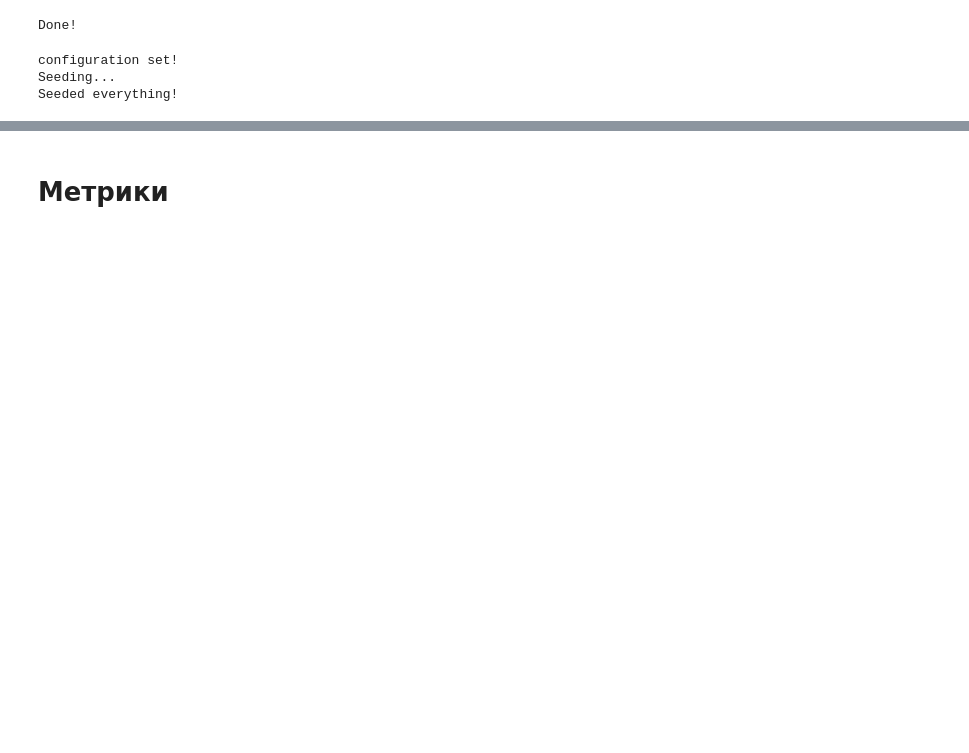
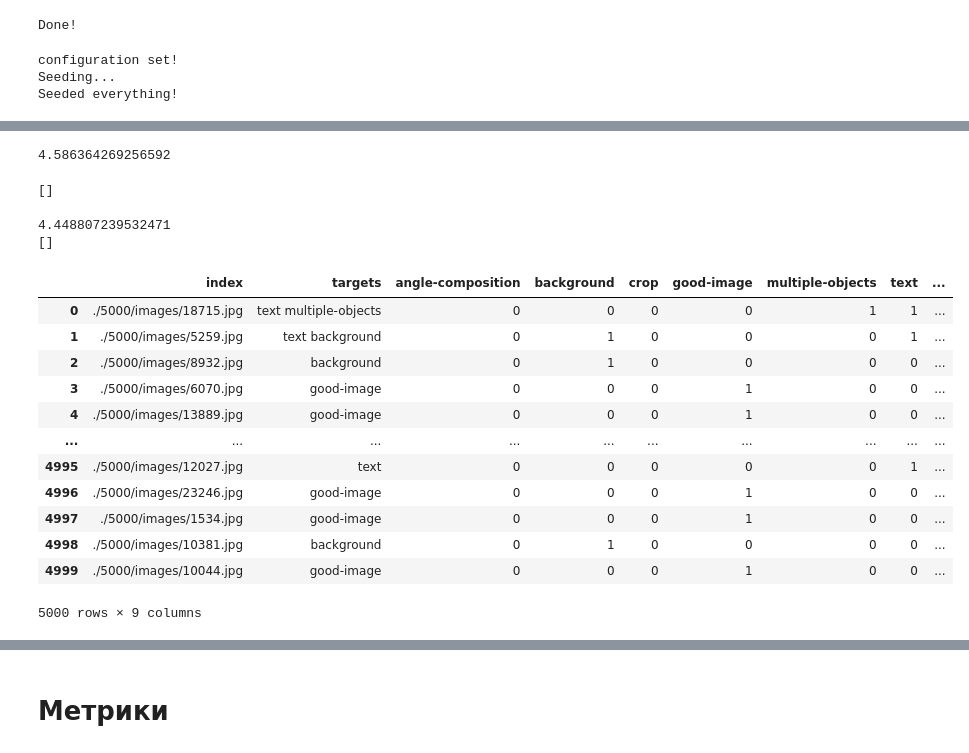
Before and after one commit to Luzinsan/intership, a Jupyter notebook: ex2/EX2_Quality.ipynb, the cells around one changed output, grey strips where cells are left out. Saved outputs shown, nothing was run; the diff lists cells and outputs as text; code cells hidden in the pictures; blank space fills up the shorter version.

```diff
--- a/ex2/EX2_Quality.ipynb
+++ b/ex2/EX2_Quality.ipynb
@@ -236,0 +185,60 @@ labels.
+# %%
+def data_sanity_check(df):
+    """
+        this will check each image file for corrupted or missing and
+        returns index of corrupted / missing files .Doing this will
+        prevent us from running into any data errors during training phase .
+    """
+    idx = []
+    start = time.time()
+    for i in range(len(df)):
+        try:#       checks for corrupeted or missing image files
+            if len(cv2.imread(df.iloc[i,0])) == 3:
+                _ = 1
+        except:
+            idx.append(df.iloc[i,0])
+    end = time.time()
+    print(end-start)
+    _ = gc.collect()
+    return idx
+# %% [output]
+4.586364269256592
+[]
+# %%
+index = train_dir + pd.read_csv(train_csv_path, header=None, usecols=[0], dtype=str) + Config.DATA_FORMAT
+index = index[0]
+
+targets = pd.read_csv(train_csv_path, header=None, usecols = [1,2,3,4], keep_default_na=False)
+targets = targets.apply(' '.join , axis=1)
+targets = targets.str.strip()
+
+train_df = pd.DataFrame({'index': index, 'targets': targets})
+
+dsc = data_sanity_check()
+print(dsc)
+
+train_df = train_df.loc[~train_df["index"].isin(dsc)]
+# %% [output]
+4.448807239532471
+[]
+# %%
+targets_list = train_df['targets'].apply(lambda x: x.split())
+
+mlb = MultiLabelBinarizer().fit(targets_list)
+one_hot_targets = pd.DataFrame(mlb.transform(targets_list), columns=mlb.classes_)
+train_df[one_hot_targets.columns] =  one_hot_targets
+train_df
+# %% [output]
+|  | index | targets | angle-composition | background | crop | good-image | multiple-objects | text | ... |
+| 0 | ./5000/images/18715.jpg | text multiple-objects | 0 | 0 | 0 | 0 | 1 | 1 | ... |
+| 1 | ./5000/images/5259.jpg | text background | 0 | 1 | 0 | 0 | 0 | 1 | ... |
+| 2 | ./5000/images/8932.jpg | background | 0 | 1 | 0 | 0 | 0 | 0 | ... |
+| 3 | ./5000/images/6070.jpg | good-image | 0 | 0 | 0 | 1 | 0 | 0 | ... |
+| 4 | ./5000/images/13889.jpg | good-image | 0 | 0 | 0 | 1 | 0 | 0 | ... |
+| ... | ... | ... | ... | ... | ... | ... | ... | ... | ... |
+| 4995 | ./5000/images/12027.jpg | text | 0 | 0 | 0 | 0 | 0 | 1 | ... |
+| 4996 | ./5000/images/23246.jpg | good-image | 0 | 0 | 0 | 1 | 0 | 0 | ... |
+| 4997 | ./5000/images/1534.jpg | good-image | 0 | 0 | 0 | 1 | 0 | 0 | ... |
+| 4998 | ./5000/images/10381.jpg | background | 0 | 1 | 0 | 0 | 0 | 0 | ... |
+| 4999 | ./5000/images/10044.jpg | good-image | 0 | 0 | 0 | 1 | 0 | 0 | ... |
+5000 rows × 9 columns
```
Also changed, not shown: parts of 21 cells of this notebook, 1 other file.
